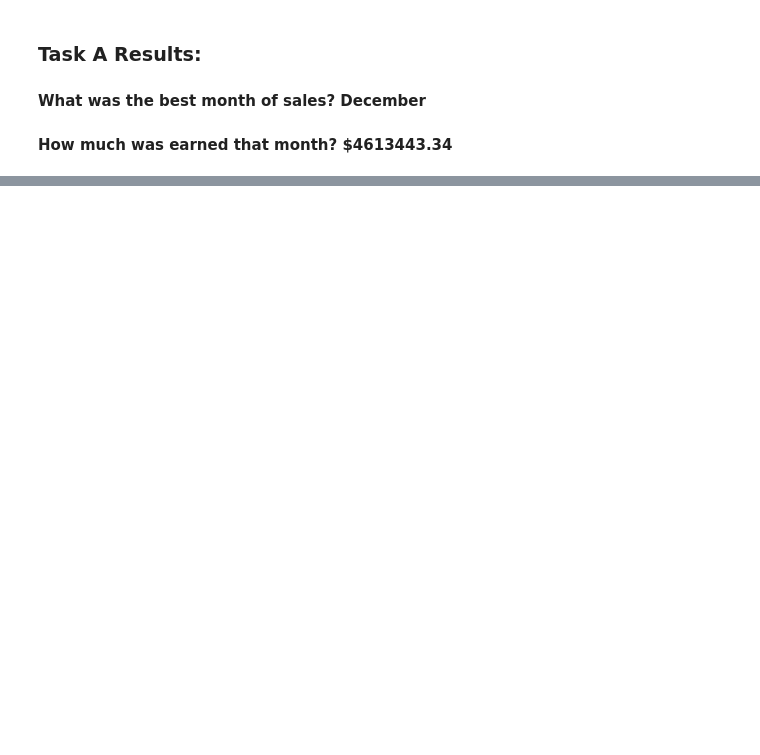
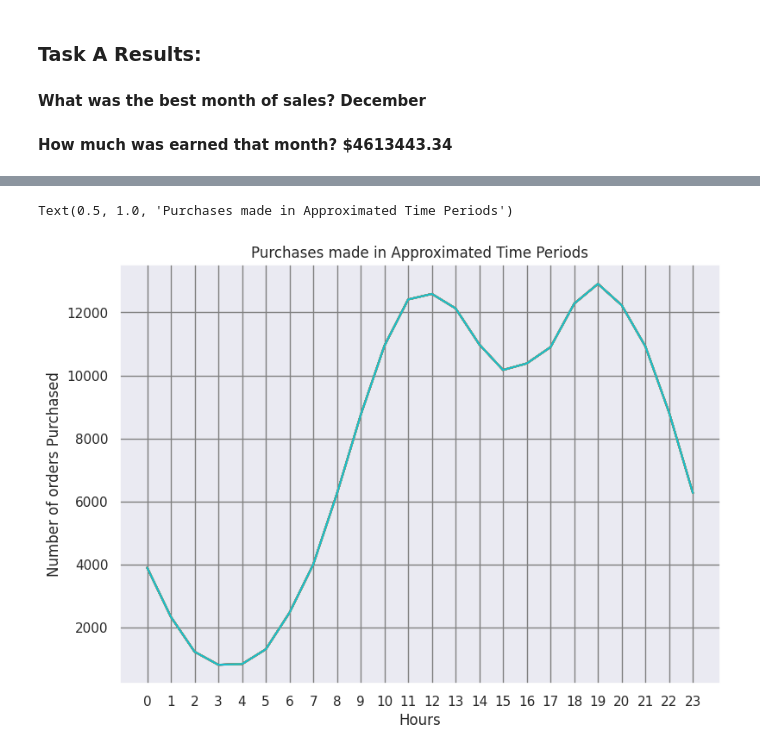
Before and after one commit to EdwinKingori/Sales_analysis, a Jupyter notebook: Sales_data_analysis.ipynb, the cells around one changed output, grey strips where cells are left out. Cells and saved outputs as stored; diff of their text form; code cells hidden in the pictures; blank space fills up the shorter version.

```diff
--- a/Sales_data_analysis.ipynb
+++ b/Sales_data_analysis.ipynb
@@ -417,0 +474,4 @@ df_results
+# %%
+# Extracting the hours from the Order Date column into an 'Hour' column
+merged_data.loc[:,'Hour'] = merged_data['Order Date'].dt.hour
+merged_data
@@ -417,0 +513,15 @@ df_results
+# %%
+#Visualizing data using a linegraph
+
+hours = [hour for hour, df in merged_data.groupby('Hour')]
+plt.figure(figsize=(8,6))
+plt.plot(hours, merged_data.groupby(['Hour']).count())
+plt.xticks(hours)
+
+plt.grid(True, color='grey')
+plt.xlabel('Hours')
+plt.ylabel('Number of orders Purchased')
+plt.title('Purchases made in Approximated Time Periods')
+# %% [output]
+Text(0.5, 1.0, 'Purchases made in Approximated Time Periods')
+[figure, added]
```
Also changed, not shown: parts of 28 cells of this notebook.
